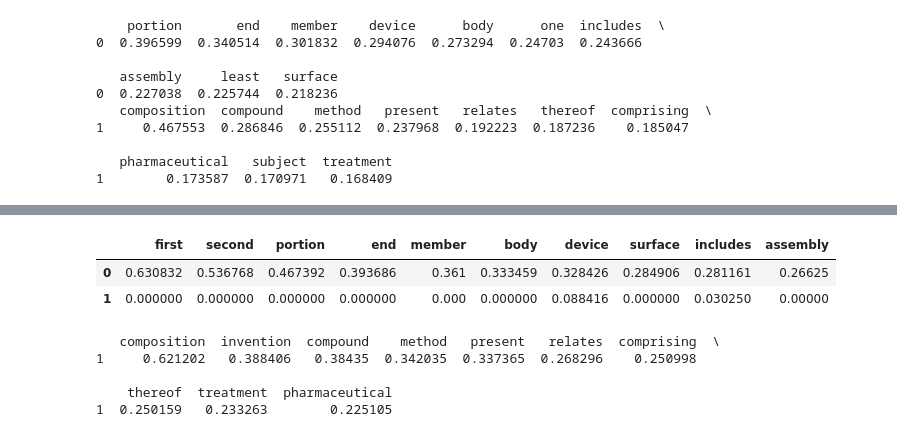
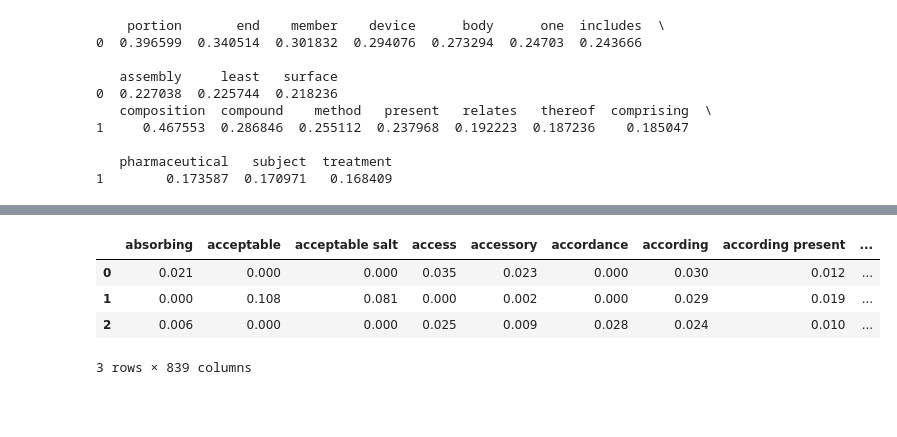
Before and after one commit to LawrenceGlenn/Exploration_of_Patent_Data, a Jupyter notebook: Untitled.ipynb, the cells around one changed output, grey strips where cells are left out. Saved outputs shown, nothing was run; the diff lists cells and outputs as text; code cells hidden in the pictures; blank space fills up the shorter version.

```diff
--- a/Untitled.ipynb
+++ b/Untitled.ipynb
@@ -102,0 +208,4 @@ top_words(H,tfidf_matrix.columns,10)
+# %%
+x= tfidf_matrix[tfidf_matrix!=0.0].iloc[1]
+# %%
+x = x[~np.isnan(x)]
@@ -140,14 +262,12 @@ top_words(H,tfidf_matrix.columns,10)
-# %%
-H.sort_values(by=0, ascending=False,axis=1).iloc[:,:10]
-# %% [output]
-|  | first | second | portion | end | member | body | device | surface | includes | assembly |
-| 0 | 0.630832 | 0.536768 | 0.467392 | 0.393686 | 0.361 | 0.333459 | 0.328426 | 0.284906 | 0.281161 | 0.26625 |
-| 1 | 0.000000 | 0.000000 | 0.000000 | 0.000000 | 0.000 | 0.000000 | 0.088416 | 0.000000 | 0.030250 | 0.00000 |
-# %%
-print(H.sort_values(by=1, ascending=False,axis=1).iloc[1:2,:10])
-# %% [output]
-   composition  invention  compound    method   present   relates  comprising  \
-1     0.621202   0.388406   0.38435  0.342035  0.337365  0.268296    0.250998
-
-    thereof  treatment  pharmaceutical
-1  0.250159   0.233263        0.225105
+# %%
+W, H = (np.around(x,H.shape[0]) for x in (W,H))
+W = pd.DataFrame(W,index=pd_df['title'])
+H = pd.DataFrame(H,columns=tfidf_matrix.columns)
+
+display(H)
+# %% [output]
+|  | absorbing | acceptable | acceptable salt | access | accessory | accordance | according | according present | ... |
+| 0 | 0.021 | 0.000 | 0.000 | 0.035 | 0.023 | 0.000 | 0.030 | 0.012 | ... |
+| 1 | 0.000 | 0.108 | 0.081 | 0.000 | 0.002 | 0.000 | 0.029 | 0.019 | ... |
+| 2 | 0.006 | 0.000 | 0.000 | 0.025 | 0.009 | 0.028 | 0.024 | 0.010 | ... |
+3 rows × 839 columns
```
Also changed, not shown: parts of 22 cells of this notebook, 2 other files.
